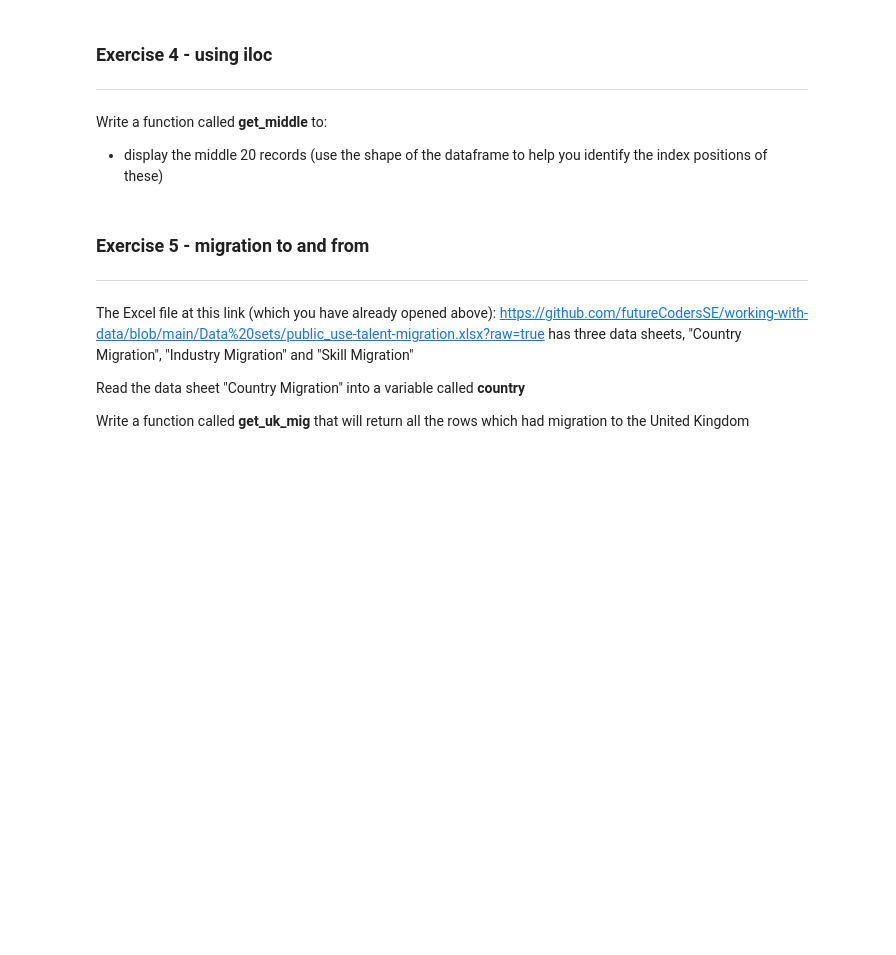
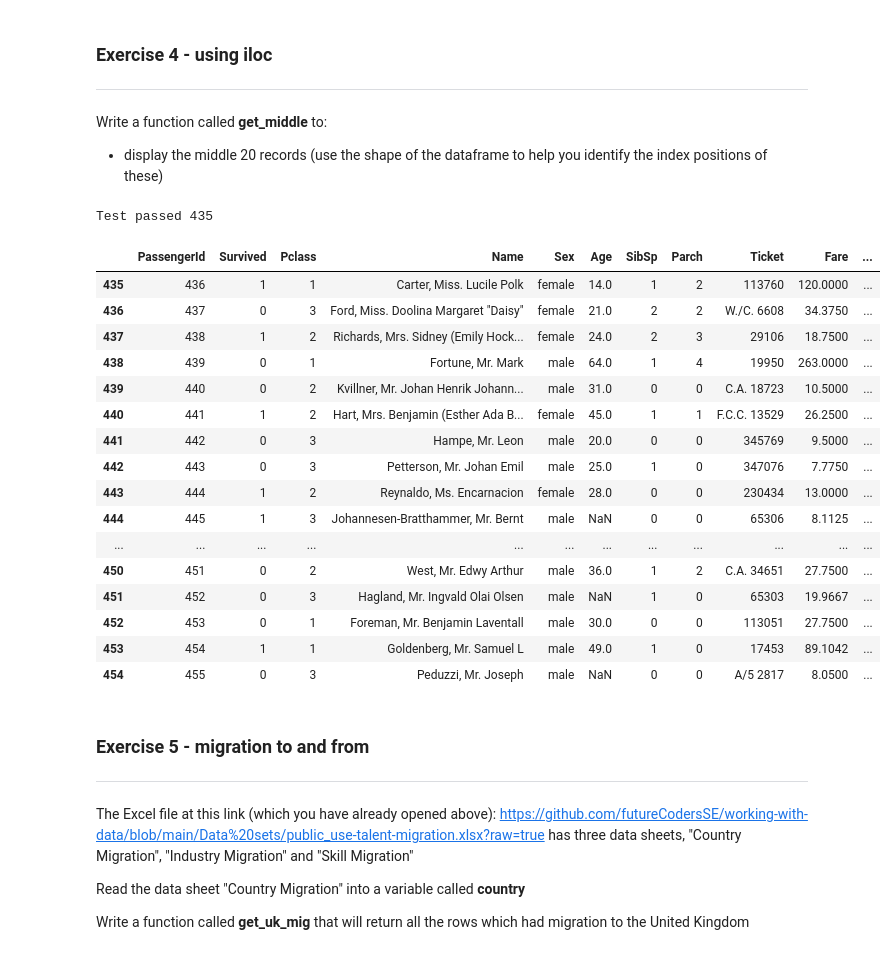
Before and after one commit to L1dd0n/L1dd0n, a Jupyter notebook: Worksheets/2_Describing_and_Interrogating_Data.ipynb, the cells around one changed output. Cells and saved outputs as stored; diff of their text form; code cells hidden in the pictures; blank space fills up the shorter version.

```diff
--- a/Worksheets/2_Describing_and_Interrogating_Data.ipynb
+++ b/Worksheets/2_Describing_and_Interrogating_Data.ipynb
@@ -285,20 +307,42 @@ Write a function called **get_middle** to:
 # %%
 def get_middle(df):
   # add code below to return middle 20 records
-
+  titan_len = len(titanic)
+  middle = (titan_len // 2 )
+  return(titanic.iloc[middle - 10:middle + 10])
 
 
 
 
 # run and test if your returned 20 records starts at correct index
 
 actual = get_middle(titanic).index[0]
-expected = 436
+expected = 435
 
 if actual == expected:
   print("Test passed", actual)
 else:
   print("Test failed expected index of", expected, "got", actual)
+get_middle(titanic)
+# %% [output]
+Test passed 435
+|  | PassengerId | Survived | Pclass | Name | Sex | Age | SibSp | Parch | Ticket | Fare | ... |
+| 435 | 436 | 1 | 1 | Carter, Miss. Lucile Polk | female | 14.0 | 1 | 2 | 113760 | 120.0000 | ... |
+| 436 | 437 | 0 | 3 | Ford, Miss. Doolina Margaret "Daisy" | female | 21.0 | 2 | 2 | W./C. 6608 | 34.3750 | ... |
+| 437 | 438 | 1 | 2 | Richards, Mrs. Sidney (Emily Hock... | female | 24.0 | 2 | 3 | 29106 | 18.7500 | ... |
+| 438 | 439 | 0 | 1 | Fortune, Mr. Mark | male | 64.0 | 1 | 4 | 19950 | 263.0000 | ... |
+| 439 | 440 | 0 | 2 | Kvillner, Mr. Johan Henrik Johann... | male | 31.0 | 0 | 0 | C.A. 18723 | 10.5000 | ... |
+| 440 | 441 | 1 | 2 | Hart, Mrs. Benjamin (Esther Ada B... | female | 45.0 | 1 | 1 | F.C.C. 13529 | 26.2500 | ... |
+| 441 | 442 | 0 | 3 | Hampe, Mr. Leon | male | 20.0 | 0 | 0 | 345769 | 9.5000 | ... |
+| 442 | 443 | 0 | 3 | Petterson, Mr. Johan Emil | male | 25.0 | 1 | 0 | 347076 | 7.7750 | ... |
+| 443 | 444 | 1 | 2 | Reynaldo, Ms. Encarnacion | female | 28.0 | 0 | 0 | 230434 | 13.0000 | ... |
+| 444 | 445 | 1 | 3 | Johannesen-Bratthammer, Mr. Bernt | male | NaN | 0 | 0 | 65306 | 8.1125 | ... |
+| ... | ... | ... | ... | ... | ... | ... | ... | ... | ... | ... | ... |
+| 450 | 451 | 0 | 2 | West, Mr. Edwy Arthur | male | 36.0 | 1 | 2 | C.A. 34651 | 27.7500 | ... |
+| 451 | 452 | 0 | 3 | Hagland, Mr. Ingvald Olai Olsen | male | NaN | 1 | 0 | 65303 | 19.9667 | ... |
+| 452 | 453 | 0 | 1 | Foreman, Mr. Benjamin Laventall | male | 30.0 | 0 | 0 | 113051 | 27.7500 | ... |
+| 453 | 454 | 1 | 1 | Goldenberg, Mr. Samuel L | male | 49.0 | 1 | 0 | 17453 | 89.1042 | ... |
+| 454 | 455 | 0 | 3 | Peduzzi, Mr. Joseph | male | NaN | 0 | 0 | A/5 2817 | 8.0500 | ... |
 # %% [markdown]
 ### Exercise 5 - migration to and from
 ---
```
Also changed, not shown: parts of 3 cells of this notebook.
